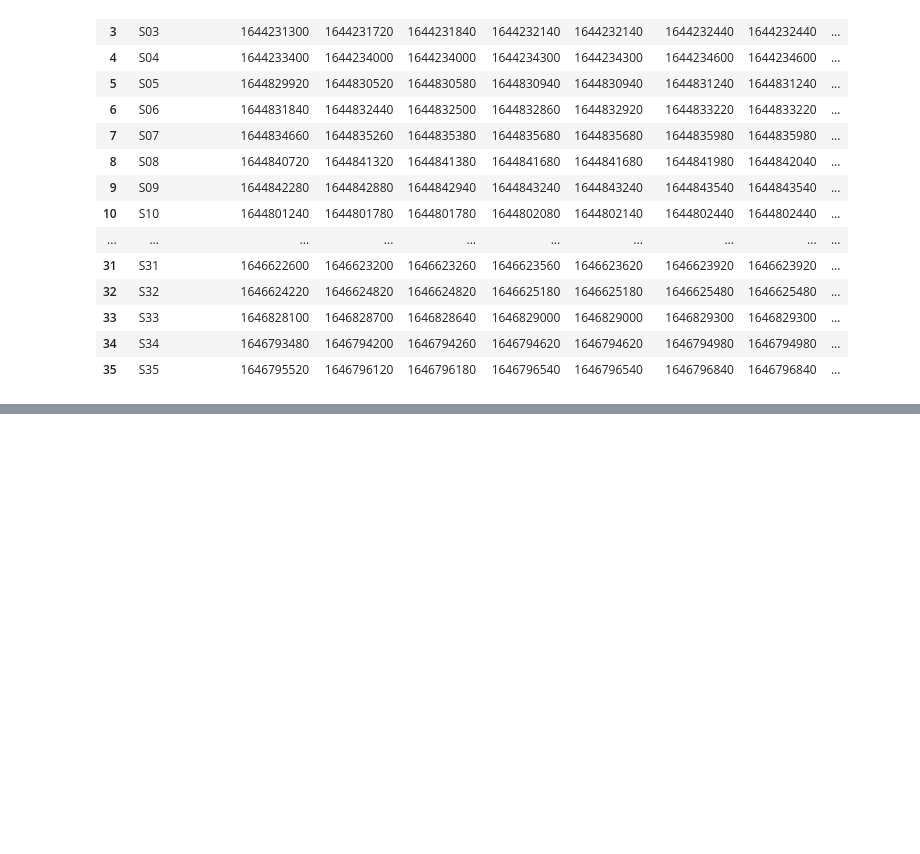
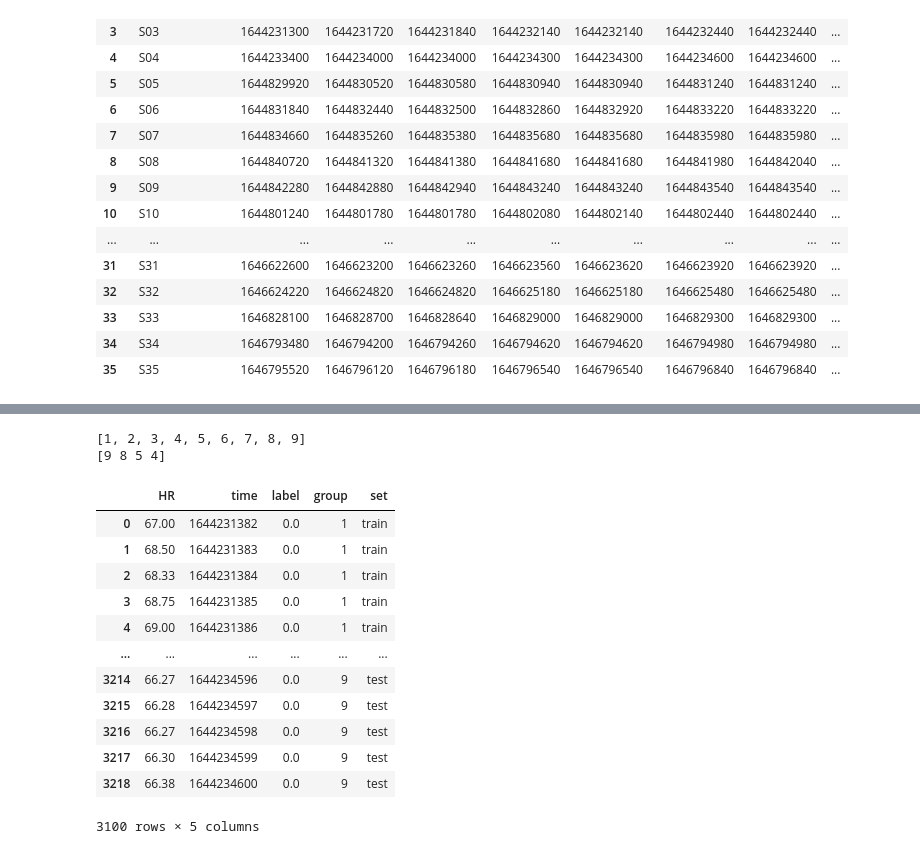
Before and after one commit to A01632681/DataScience, a Jupyter notebook: Assigment 2/AssigmentTests.ipynb, the cells around one changed output, grey strips where cells are left out. Drawn from its saved outputs; the diff is of its cells as text; code cells hidden in the pictures; blank space fills up the shorter version.

```diff
--- a/Assigment 2/AssigmentTests.ipynb
+++ b/Assigment 2/AssigmentTests.ipynb
@@ -245,0 +206,4 @@ df_HR
+# %%
+df_HR = df_HR.replace('', np.nan, inplace=False)
+df_HR = df_HR.dropna(inplace=False)
+df_HR
@@ -245,0 +229,76 @@ df_HR
+# %%
+#X = df_HR[['time', 'HR']]
+#y = df_HR['label']
+# test_sets = []
+# # Split the data into groups based on the label column
+# groups = [df_HR.loc[df_HR['label'] == label] for label in df_HR['label'].unique()]
+# print(groups)
+# # Loop through each group
+# for group in groups:
+
+#     # Determine the size of the group and the size of the test set
+#     group_size = len(group)
+#     test_size = int(group_size * 0.2)
+
+#     # If the group size is less than or equal to 2, skip it
+#     if group_size <= 2:
+#         continue
+# ------------------------------------------------------
+# Define sliding window function
+# def sliding_window(X, y, window_size):
+#     X_window = []
+#     y_window = []
+#     for i in range(len(X) - window_size + 1):
+#         X_window.append(X.iloc[i:i+window_size].values.flatten())
+#         y_window.append(y.iloc[i+window_size-1])
+#     return pd.DataFrame(X_window), pd.Series(y_window)
+
+# # Generate input data using sliding window
+# window_size = 10 # number of rows per window
+# X_train_window, y_train_window = sliding_window(x_train, y_train, window_size)
+# X_test_window, y_test_window = sliding_window(x_test, y_test, window_size)
+
+# Implement screening ML algorithm (e.g. Decision Tree)
+# from sklearn.tree import DecisionTreeClassifier
+
+# # Fit the model
+# dt = DecisionTreeClassifier(random_state=42)
+# dt.fit(x_train, y_train)
+
+# # Evaluate the model
+# accuracy = dt.score(x_test, y_test)
+# print('Accuracy:', accuracy)
+# ------------------------------------------------------
+from sklearn.metrics import classification_report
+
+df_HR['group'] = (df_HR['label'] != df_HR['label'].shift()).cumsum()
+
+# Create a list of groups to exclude from the test set
+groups = list(df_HR['group'].unique())
+print(groups)
+exclude_groups = np.random.choice(groups, size=int(0.5*len(groups)), replace=False)
+print(exclude_groups)
+# Create a new column to indicate which rows are in the training set and which are in the test set
+df_HR['set'] = np.where(df_HR['group'].isin(exclude_groups), 'test', 'train')
+
+# Split the data into training and test sets
+train_df = df_HR[df_HR['set'] == 'train'].drop(columns=['time','group','set'])
+test_df = df_HR[df_HR['set'] == 'test'].drop(columns=['time','group','set'])
+pd.set_option('display.max_rows', 100)
+df_HR
+# %% [output]
+[1, 2, 3, 4, 5, 6, 7, 8, 9]
+[9 8 5 4]
+|  | HR | time | label | group | set |
+| 0 | 67.00 | 1644231382 | 0.0 | 1 | train |
+| 1 | 68.50 | 1644231383 | 0.0 | 1 | train |
+| 2 | 68.33 | 1644231384 | 0.0 | 1 | train |
+| 3 | 68.75 | 1644231385 | 0.0 | 1 | train |
+| 4 | 69.00 | 1644231386 | 0.0 | 1 | train |
+| ... | ... | ... | ... | ... | ... |
+| 3214 | 66.27 | 1644234596 | 0.0 | 9 | test |
+| 3215 | 66.28 | 1644234597 | 0.0 | 9 | test |
+| 3216 | 66.27 | 1644234598 | 0.0 | 9 | test |
+| 3217 | 66.30 | 1644234599 | 0.0 | 9 | test |
+| 3218 | 66.38 | 1644234600 | 0.0 | 9 | test |
+3100 rows × 5 columns
```
Also changed, not shown: parts of 8 cells of this notebook.
